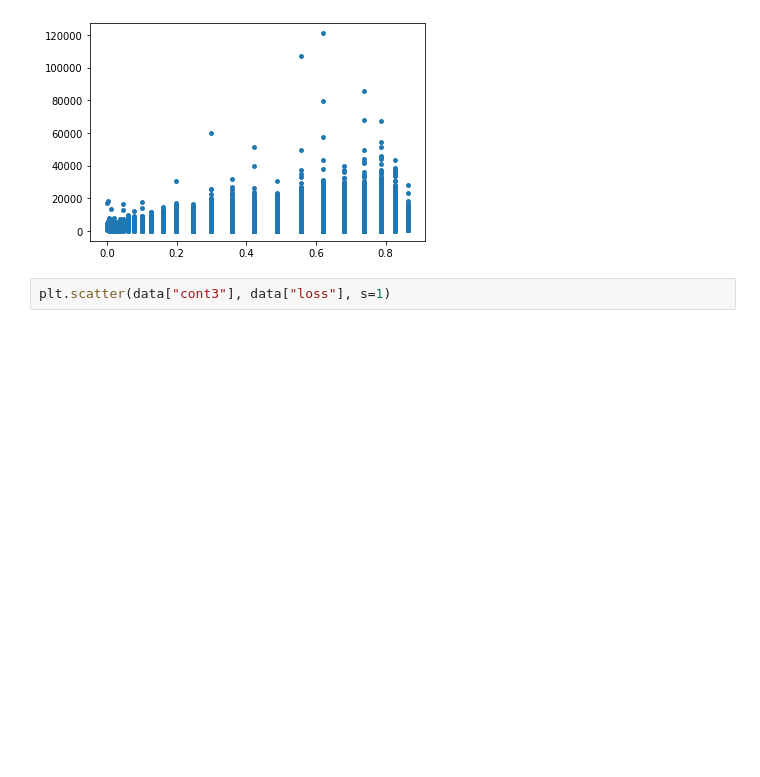
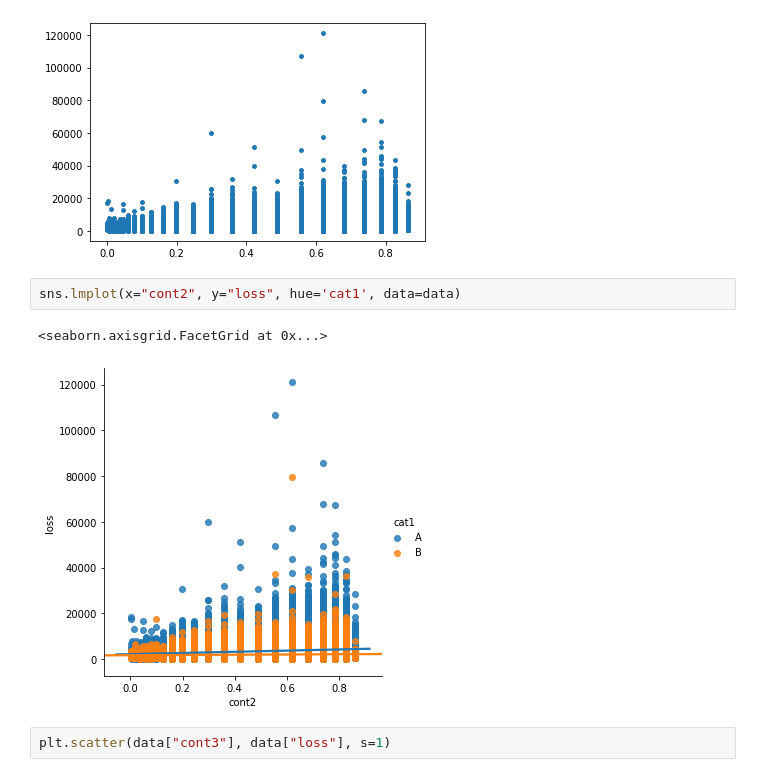
Before and after one commit to akira-nkgw/claims_severity, a Jupyter notebook: EDA_claims_severity.ipynb, the cells around one changed output. Cells and saved outputs as stored; diff of their text form; blank space fills up the shorter version.

Commit message:
added image

```diff
--- a/EDA_claims_severity.ipynb
+++ b/EDA_claims_severity.ipynb
@@ -267,6 +265,11 @@ plt.scatter(data["cont2"], data["loss"], s=15)
 # %% [output]
 <matplotlib.collections.PathCollection at 0x...>
 [figure]
+# %%
+sns.lmplot(x="cont2", y="loss", hue='cat1', data=data)
+# %% [output]
+<seaborn.axisgrid.FacetGrid at 0x...>
+[figure, added]
 # %%
 plt.scatter(data["cont3"], data["loss"], s=1)
 # %% [output]
```
Also changed, not shown: parts of 2 cells of this notebook, 1 other file.
